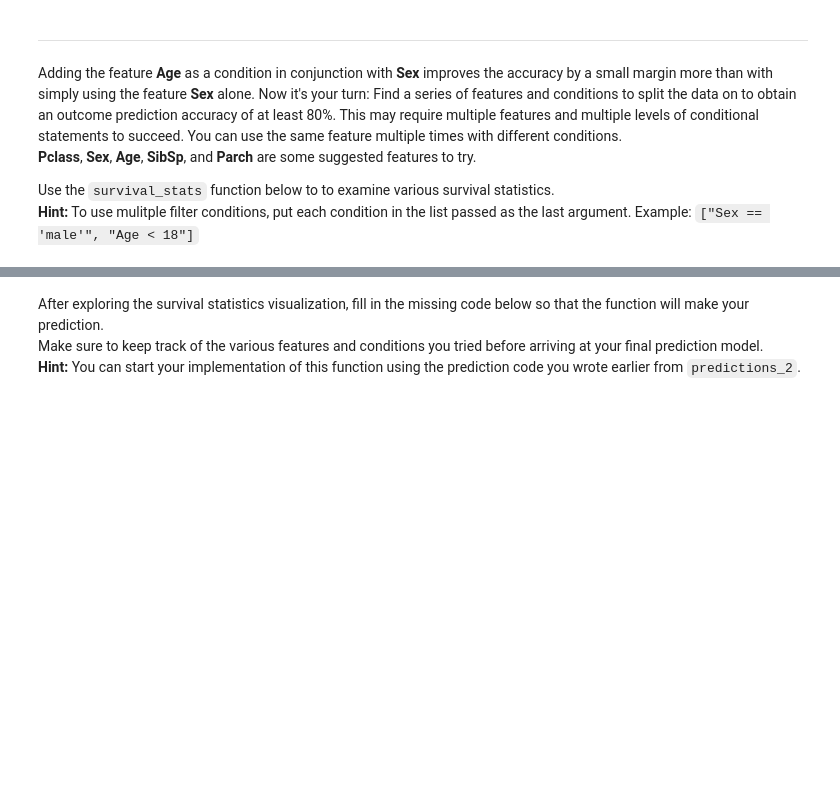
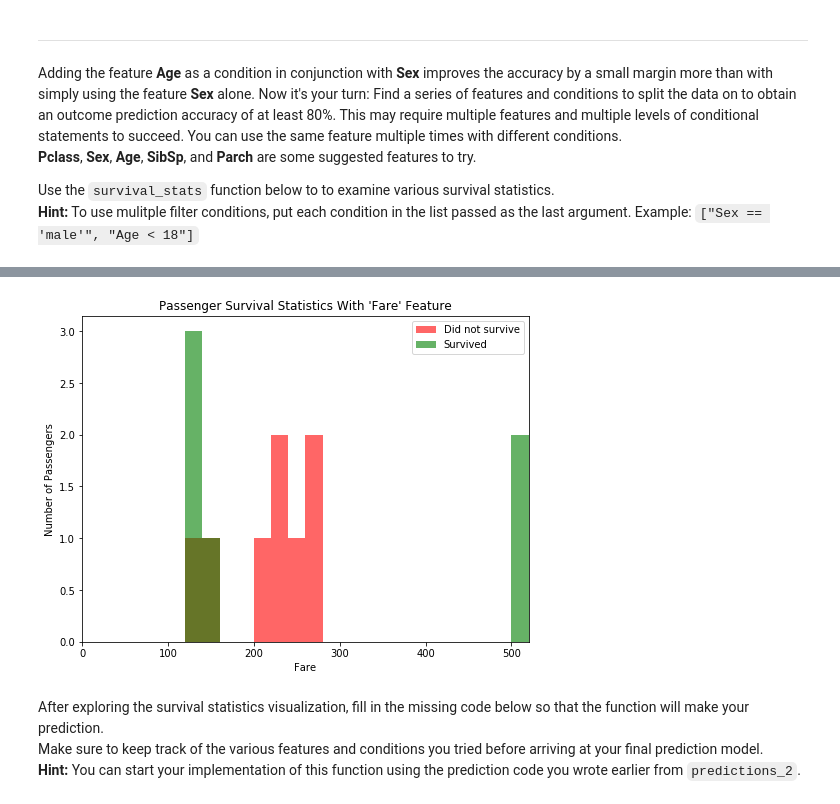
Before and after one commit to shabububu/machine-learning, a Jupyter notebook: projects/titanic_survival_exploration/titanic_survival_exploration_colab.ipynb, the cells around one changed output, grey strips where cells are left out. Saved outputs shown, nothing was run; the diff lists cells and outputs as text; code cells hidden in the pictures; blank space fills up the shorter version.

```diff
--- a/projects/titanic_survival_exploration/titanic_survival_exploration_colab.ipynb
+++ b/projects/titanic_survival_exploration/titanic_survival_exploration_colab.ipynb
@@ -211,3 +250,7 @@ vs.survival_stats(data, outcomes, 'Age', ["Sex == 'male'", "Age < 18"])
+# %%
+vs.survival_stats(data, outcomes, 'Fare', ["Sex == 'male'", "Fare > 115"])
+# %% [output]
+[figure, added]
 # %% [markdown]
 After exploring the survival statistics visualization, fill in the missing code below so that the function will make your prediction.
 Make sure to keep track of the various features and conditions you tried before arriving at your final prediction model.
```
Also changed, not shown: parts of 22 cells of this notebook.
